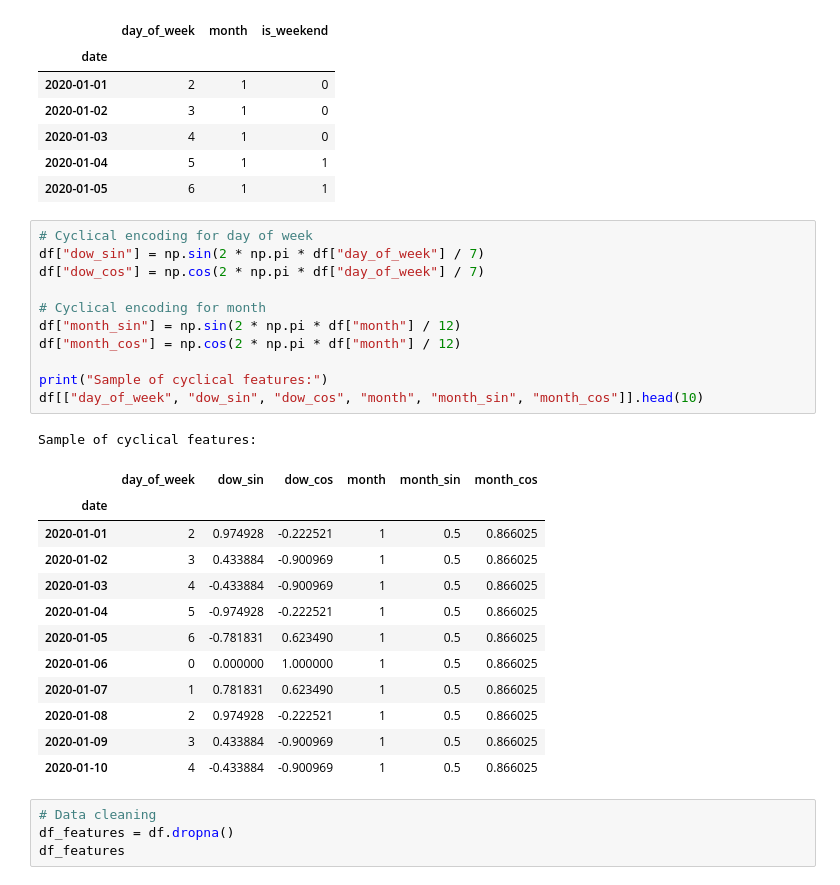
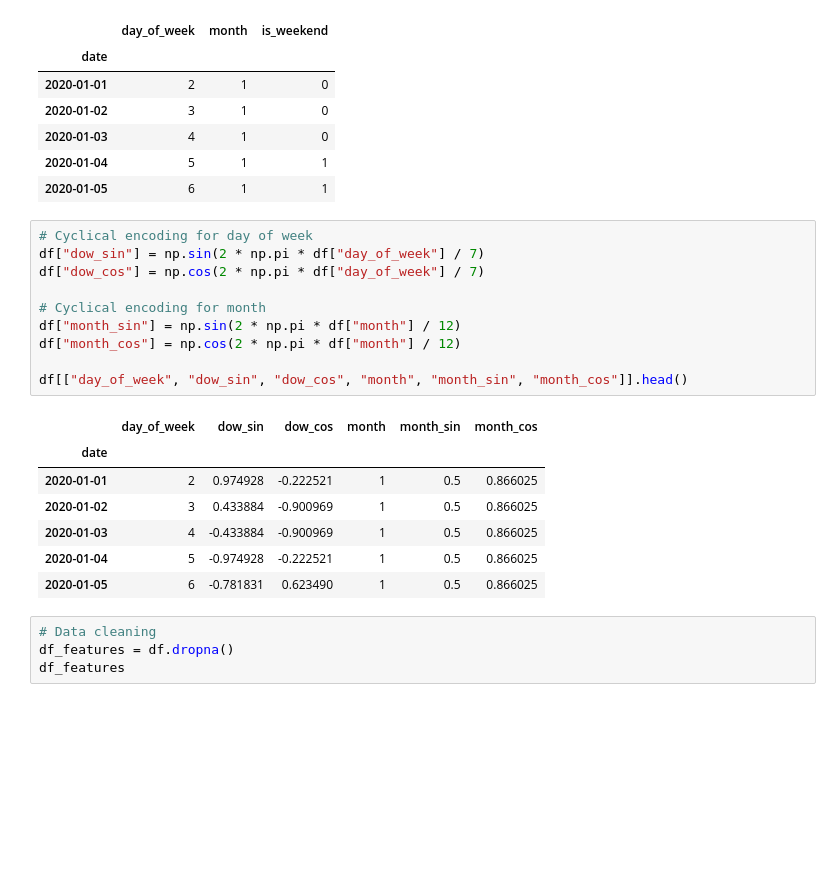
Before and after one commit to mxsry/Bitcoin-Price-Forecasting, a Jupyter notebook: notebooks/feature_engineering.ipynb, the cells around one changed output. Drawn from its saved outputs; the diff is of its cells as text; blank space fills up the shorter version.

```diff
--- a/notebooks/feature_engineering.ipynb
+++ b/notebooks/feature_engineering.ipynb
@@ -236,28 +180,21 @@ df[["day_of_week", "month", "is_weekend"]].head()
 # %%
 # Cyclical encoding for day of week
 df["dow_sin"] = np.sin(2 * np.pi * df["day_of_week"] / 7)
 df["dow_cos"] = np.cos(2 * np.pi * df["day_of_week"] / 7)
 
 # Cyclical encoding for month
 df["month_sin"] = np.sin(2 * np.pi * df["month"] / 12)
 df["month_cos"] = np.cos(2 * np.pi * df["month"] / 12)
 
-print("Sample of cyclical features:")
-df[["day_of_week", "dow_sin", "dow_cos", "month", "month_sin", "month_cos"]].head(10)
+df[["day_of_week", "dow_sin", "dow_cos", "month", "month_sin", "month_cos"]].head()
 # %% [output]
-Sample of cyclical features:
 |  | day_of_week | dow_sin | dow_cos | month | month_sin | month_cos |
 | date |  |  |  |  |  |  |
 | 2020-01-01 | 2 | 0.974928 | -0.222521 | 1 | 0.5 | 0.866025 |
 | 2020-01-02 | 3 | 0.433884 | -0.900969 | 1 | 0.5 | 0.866025 |
 | 2020-01-03 | 4 | -0.433884 | -0.900969 | 1 | 0.5 | 0.866025 |
 | 2020-01-04 | 5 | -0.974928 | -0.222521 | 1 | 0.5 | 0.866025 |
 | 2020-01-05 | 6 | -0.781831 | 0.623490 | 1 | 0.5 | 0.866025 |
-| 2020-01-06 | 0 | 0.000000 | 1.000000 | 1 | 0.5 | 0.866025 |
-| 2020-01-07 | 1 | 0.781831 | 0.623490 | 1 | 0.5 | 0.866025 |
-| 2020-01-08 | 2 | 0.974928 | -0.222521 | 1 | 0.5 | 0.866025 |
-| 2020-01-09 | 3 | 0.433884 | -0.900969 | 1 | 0.5 | 0.866025 |
-| 2020-01-10 | 4 | -0.433884 | -0.900969 | 1 | 0.5 | 0.866025 |
 # %%
 # Data cleaning
 df_features = df.dropna()
```
Also changed, not shown: parts of 6 cells of this notebook, 3 other files.
